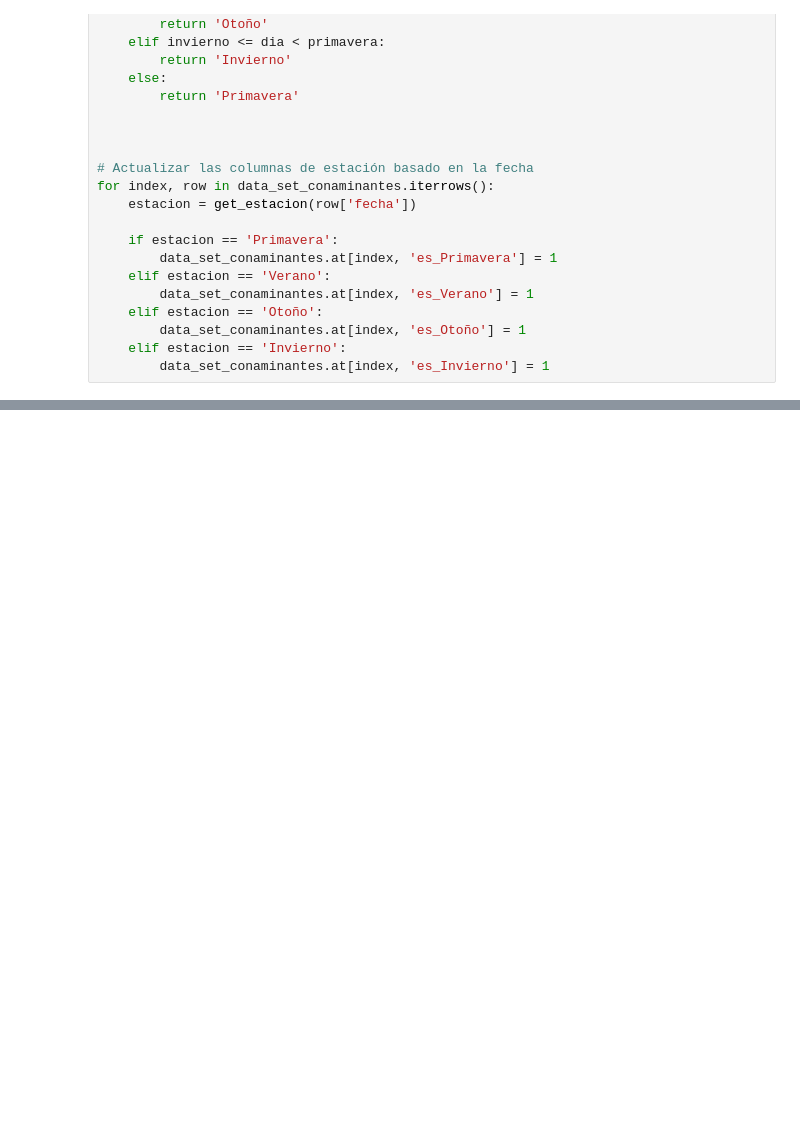
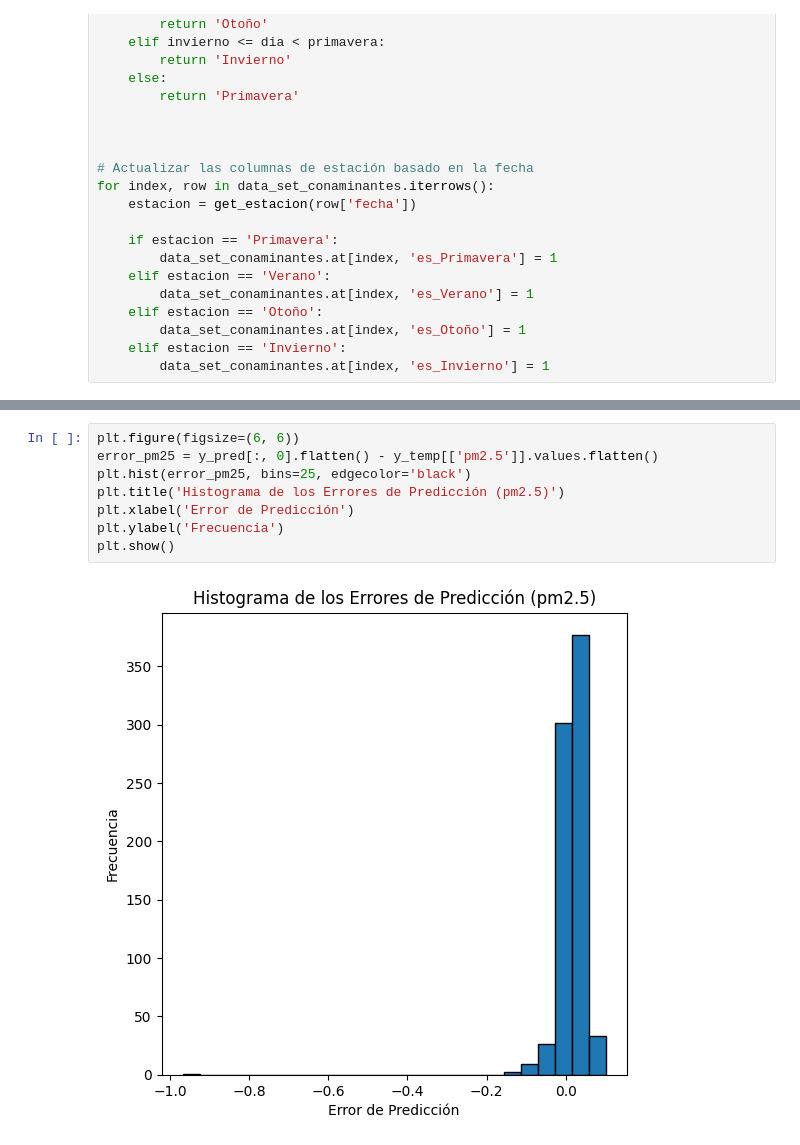
Before and after one commit to OmarMerino/Particulas_contaminantes_chillan, a Jupyter notebook: notebooks/model/regresion_pca.ipynb, the cells around one changed output, grey strips where cells are left out. Saved outputs shown, nothing was run; the diff lists cells and outputs as text; blank space fills up the shorter version.

```diff
--- a/notebooks/model/regresion_pca.ipynb
+++ b/notebooks/model/regresion_pca.ipynb
@@ -183,2 +141,12 @@ plt.show()
+# %%
+plt.figure(figsize=(6, 6))
+error_pm25 = y_pred[:, 0].flatten() - y_temp[['pm2.5']].values.flatten()
+plt.hist(error_pm25, bins=25, edgecolor='black')
+plt.title('Histograma de los Errores de Predicción (pm2.5)')
+plt.xlabel('Error de Predicción')
+plt.ylabel('Frecuencia')
+plt.show()
+# %% [output]
+[figure, added]
 # %%
 # Crear un DataFrame con los componentes
```
Also changed, not shown: parts of 9 cells of this notebook, 2 other files.
